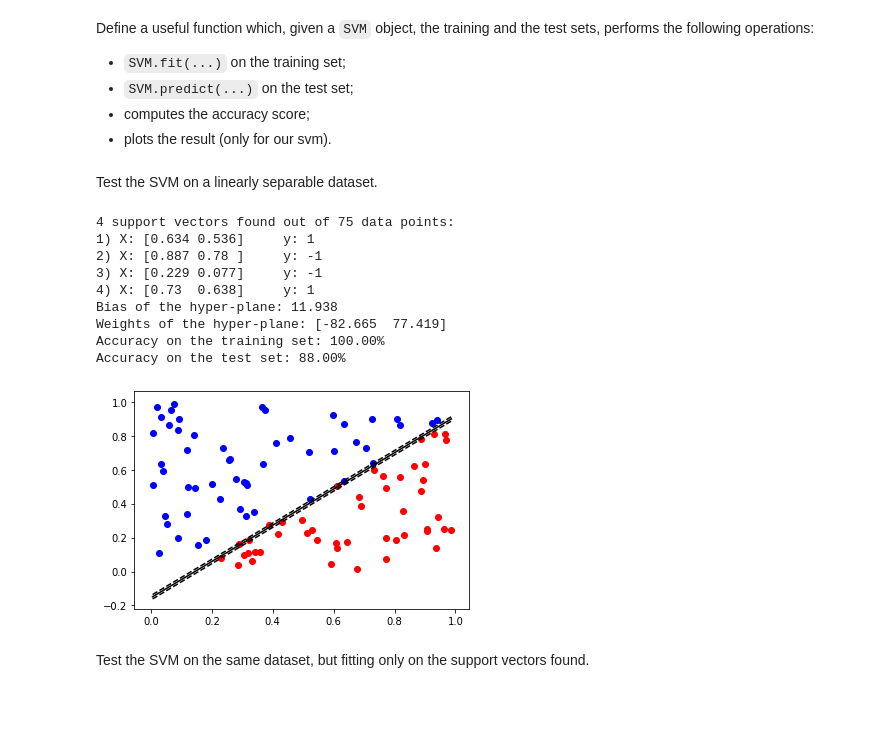
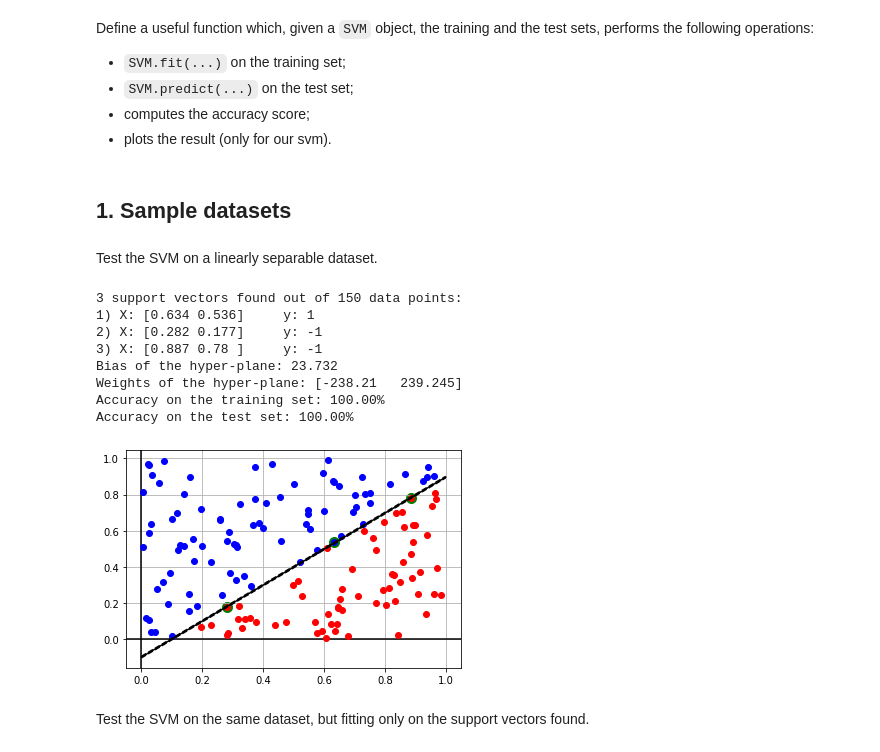
Before and after one commit to nihil21/custom-svm, a Jupyter notebook: custom-svm/svm_usecase.ipynb, the cells around one changed output. Cells and saved outputs as stored; diff of their text form; code cells hidden in the pictures; blank space fills up the shorter version.

```diff
--- a/custom-svm/svm_usecase.ipynb
+++ b/custom-svm/svm_usecase.ipynb
@@ -49,21 +54,22 @@ def fit_and_predict(svm: SVM,
+# %% [markdown]
+## 1. Sample datasets
 # %% [markdown]
 Test the SVM on a linearly separable dataset.
-# %%
-X_train, X_test, y_train, y_test = linear_data_generator(n_samples=N_SAMP,
-                                                         n_features=N_FEAT,
-                                                         random_state=RND)
-svm = SVM()
-fit_and_predict(svm, X_train, X_test, y_train, y_test, True)
-# %% [output]
-4 support vectors found out of 75 data points:
-1) X: [0.634 0.536]     y: 1
-2) X: [0.887 0.78 ]     y: -1
-3) X: [0.229 0.077]     y: -1
-4) X: [0.73  0.638]     y: 1
-Bias of the hyper-plane: 11.938
-Weights of the hyper-plane: [-82.665  77.419]
-Accuracy on the training set: 100.00%
-Accuracy on the test set: 88.00%
-[figure, removed]
+# %%
+X_train_lin, X_test_lin, y_train_lin, y_test_lin = linear_data_generator(n_samples=N_SAMP,
+                                                                         n_features=N_FEAT,
+                                                                         random_state=RND)
+svm_lin = SVM()
+fit_and_predict(svm_lin, X_train_lin, X_test_lin, y_train_lin, y_test_lin, l_bound=0., h_bound=1.)
+# %% [output]
+3 support vectors found out of 150 data points:
+1) X: [0.634 0.536]     y: 1
+2) X: [0.282 0.177]     y: -1
+3) X: [0.887 0.78 ]     y: -1
+Bias of the hyper-plane: 23.732
+Weights of the hyper-plane: [-238.21   239.245]
+Accuracy on the training set: 100.00%
+Accuracy on the test set: 100.00%
+[figure, added]
 # %% [markdown]
 Test the SVM on the same dataset, but fitting only on the support vectors found.
```
Also changed, not shown: parts of 18 cells of this notebook, 2 other files.
